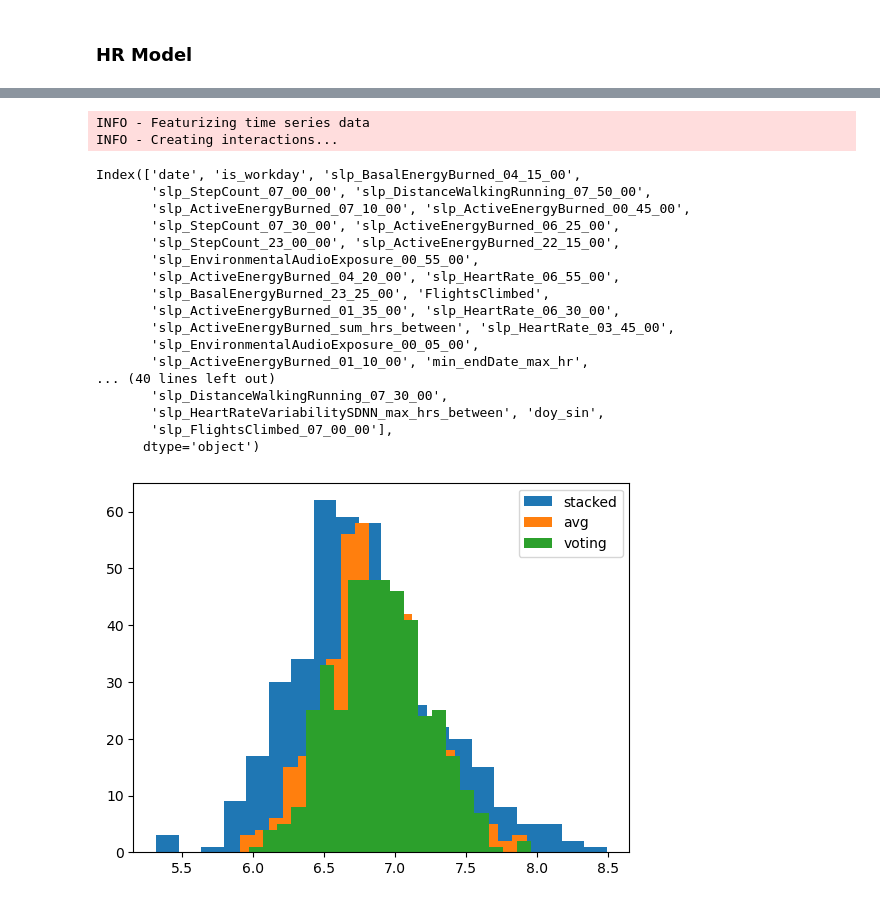
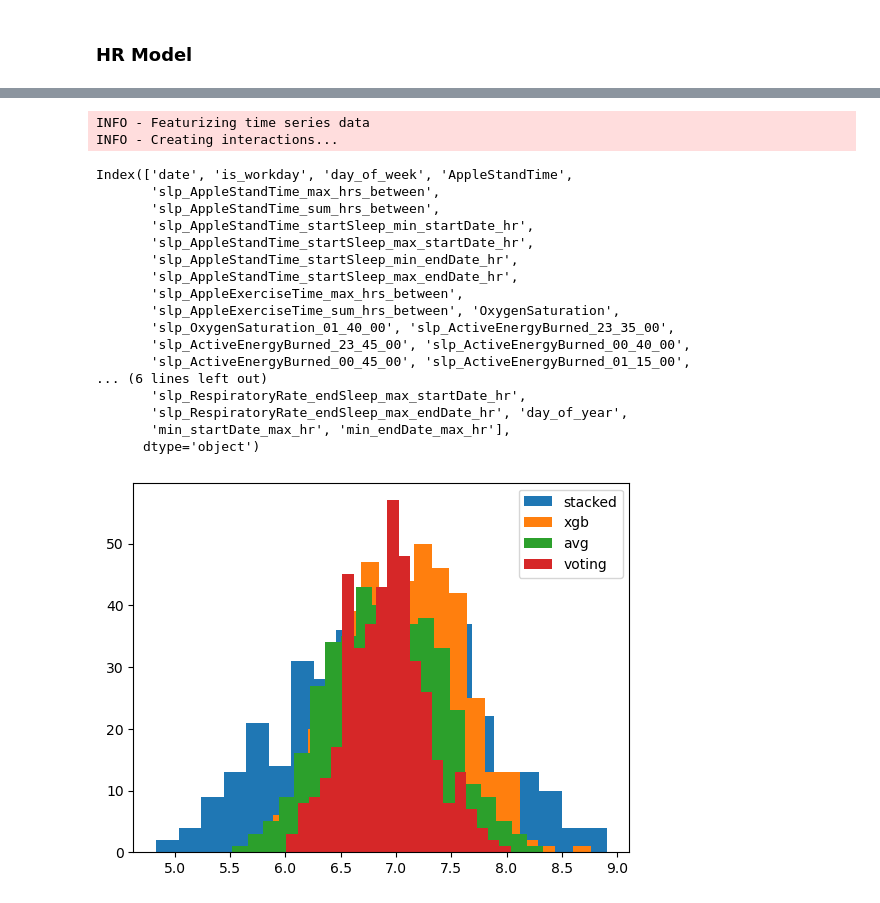
Before and after one commit to ds-sebastian/pog4-sleep-kaggle, a Jupyter notebook: stacked_reg.ipynb, the cells around one changed output, grey strips where cells are left out. Saved outputs shown, nothing was run; the diff lists cells and outputs as text; code cells hidden in the pictures.

```diff
--- a/stacked_reg.ipynb
+++ b/stacked_reg.ipynb
@@ -635,6 +668,7 @@ xgb_clf_pipeline = Pipeline([
     ("date_filter", ColumnDropper(include_date=False, include_slp=False)),
     ('imputer', SimpleImputer(strategy="median")),
     ('scaler', RobustScaler()),
+    ('cluster',ClusteringTransformer()),
     ('xgb_clf', xgb_clf_model)
 ])
 
@@ -813,7 +849,7 @@ complex_models = {
     'xgb_cf': xgb_clf_pipeline
 }
 # %%
-kf = KFold(n_splits=5, shuffle=True, random_state=42) #tscv = TimeSeriesSplit(n_splits=5).split(data.X)
+kf = KFold(n_splits=3, shuffle=True, random_state=42) #tscv = TimeSeriesSplit(n_splits=5).split(data.X)
 
 
 # Create pipelines for complex models
@@ -996,0 +1029,2 @@ Voting RMSE: 1.344430
+# %%
+xgb_pipeline.fit(X_short, y_short)
@@ -1021,23 +1076,28 @@ sub_stacked["sleep_hours"] = stacked_regressor.predict(df)
 
 sub_avg = sub.copy()
 sub_avg["sleep_hours"] = (sub["sleep_hours"] + sub_stacked["sleep_hours"]) / 2
+
+
+
+sub_xgb = sub.copy()
+sub_xgb["sleep_hours"] = xgb_pipeline.predict(df)
 # %% [output]
 INFO - Featurizing time series data
 INFO - Creating interactions...
-Index(['date', 'is_workday', 'slp_BasalEnergyBurned_04_15_00',
-       'slp_StepCount_07_00_00', 'slp_DistanceWalkingRunning_07_50_00',
-       'slp_ActiveEnergyBurned_07_10_00', 'slp_ActiveEnergyBurned_00_45_00',
-       'slp_StepCount_07_30_00', 'slp_ActiveEnergyBurned_06_25_00',
-       'slp_StepCount_23_00_00', 'slp_ActiveEnergyBurned_22_15_00',
-       'slp_EnvironmentalAudioExposure_00_55_00',
-       'slp_ActiveEnergyBurned_04_20_00', 'slp_HeartRate_06_55_00',
-       'slp_BasalEnergyBurned_23_25_00', 'FlightsClimbed',
-       'slp_ActiveEnergyBurned_01_35_00', 'slp_HeartRate_06_30_00',
-       'slp_ActiveEnergyBurned_sum_hrs_between', 'slp_HeartRate_03_45_00',
-       'slp_EnvironmentalAudioExposure_00_05_00',
-       'slp_ActiveEnergyBurned_01_10_00', 'min_endDate_max_hr',
-... (40 lines left out)
-       'slp_DistanceWalkingRunning_07_30_00',
-       'slp_HeartRateVariabilitySDNN_max_hrs_between', 'doy_sin',
-       'slp_FlightsClimbed_07_00_00'],
+Index(['date', 'is_workday', 'day_of_week', 'AppleStandTime',
+       'slp_AppleStandTime_max_hrs_between',
+       'slp_AppleStandTime_sum_hrs_between',
+       'slp_AppleStandTime_startSleep_min_startDate_hr',
+       'slp_AppleStandTime_startSleep_max_startDate_hr',
+       'slp_AppleStandTime_startSleep_min_endDate_hr',
+       'slp_AppleStandTime_startSleep_max_endDate_hr',
+       'slp_AppleExerciseTime_max_hrs_between',
+       'slp_AppleExerciseTime_sum_hrs_between', 'OxygenSaturation',
+       'slp_OxygenSaturation_01_40_00', 'slp_ActiveEnergyBurned_23_35_00',
+       'slp_ActiveEnergyBurned_23_45_00', 'slp_ActiveEnergyBurned_00_40_00',
+       'slp_ActiveEnergyBurned_00_45_00', 'slp_ActiveEnergyBurned_01_15_00',
+... (6 lines left out)
+       'slp_RespiratoryRate_endSleep_max_startDate_hr',
+       'slp_RespiratoryRate_endSleep_max_endDate_hr', 'day_of_year',
+       'min_startDate_max_hr', 'min_endDate_max_hr'],
       dtype='object')
@@ -1046,13 +1108,15 @@ sub_avg.to_csv('submission_stacked.csv', index=False)
 # %%
 # plot sub and sub_copy sleep hours histograms
 import matplotlib.pyplot as plt
 plt.hist(sub_stacked["sleep_hours"], bins=20, label="stacked")
+plt.hist(sub_xgb["sleep_hours"], bins=20, label="xgb")
 plt.hist(sub_avg["sleep_hours"], bins=20, label="avg")
 plt.hist(sub["sleep_hours"], bins=20, label="voting")
+
 plt.legend()
 plt.show()
 # %% [output]
-[figure, old version]
+[figure, new version]
 # %%
 # plot sub and sub_copy sleep hours
 plt.figure(figsize=(10, 5))
```
Also changed, not shown: parts of 22 cells of this notebook, 12 other files.
